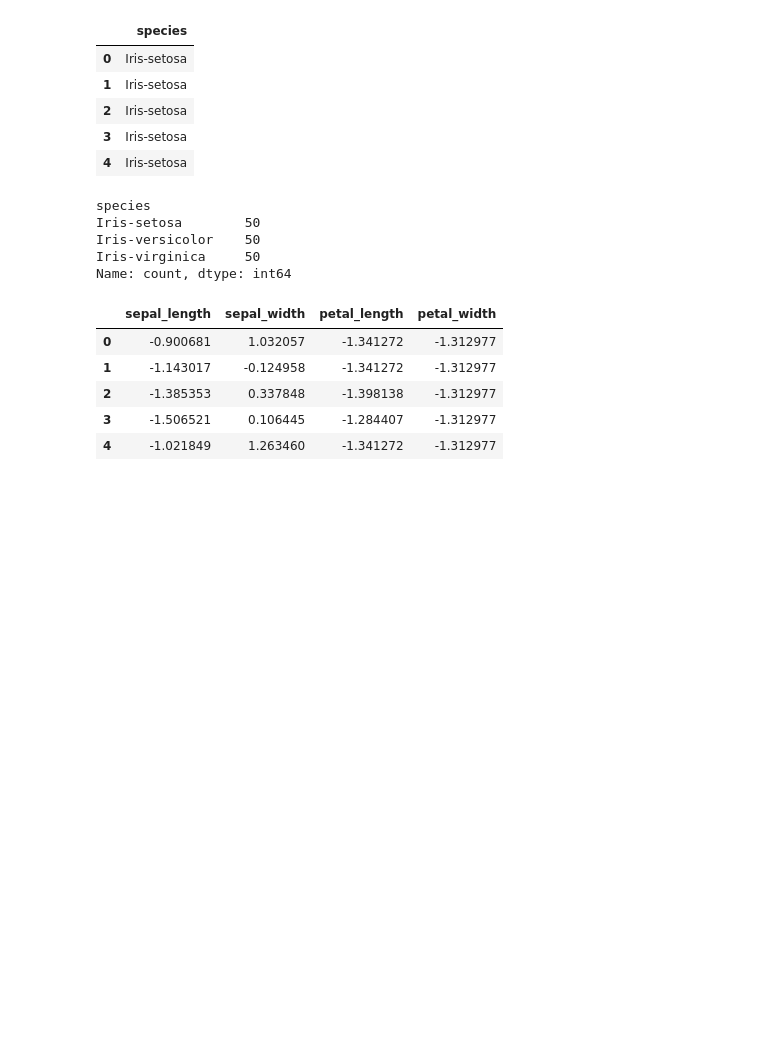
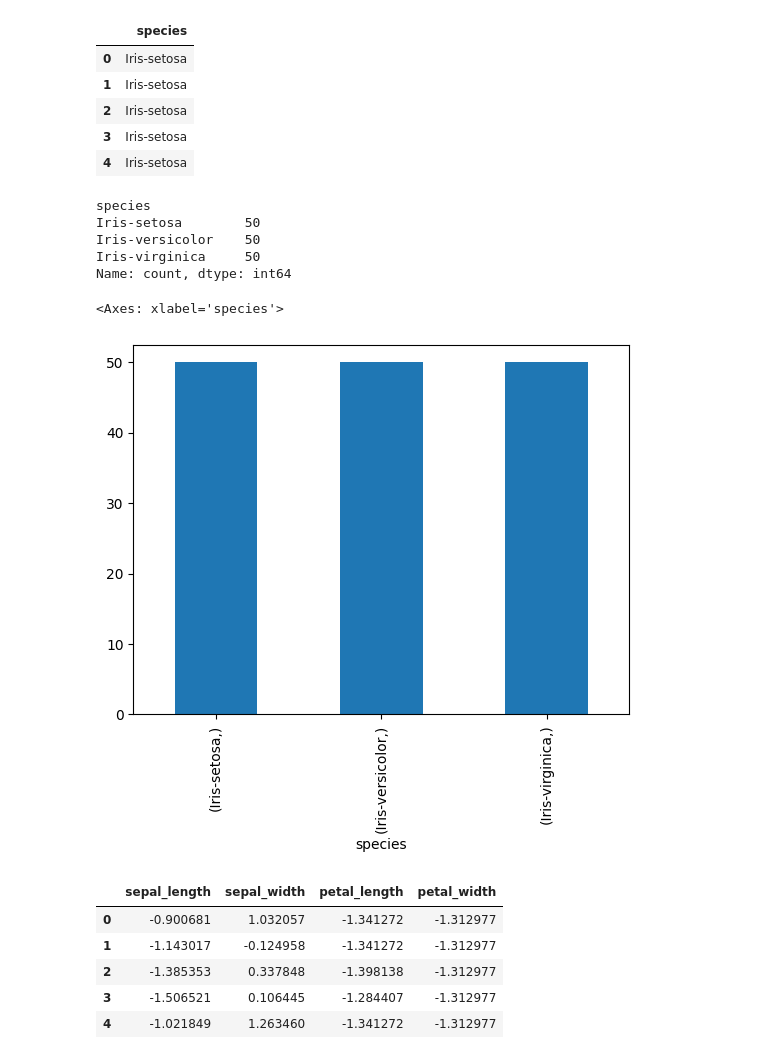
Before and after one commit to ShwetaAKS/CODSOFT, a Jupyter notebook: IRIS FLOWER CLASSIFICATION/Iris.ipynb, the cells around one changed output. Drawn from its saved outputs; the diff is of its cells as text; code cells hidden in the pictures; blank space fills up the shorter version.

```diff
--- a/IRIS FLOWER CLASSIFICATION/Iris.ipynb
+++ b/IRIS FLOWER CLASSIFICATION/Iris.ipynb
@@ -90,6 +90,11 @@ Iris-setosa        50
 Iris-versicolor    50
 Iris-virginica     50
 Name: count, dtype: int64
+# %%
+y.value_counts().plot(kind='bar')
+# %% [output]
+<Axes: xlabel='species'>
+[figure, added]
 # %%
 #Step 4: Apply preprocessing on X
 from sklearn.pipeline import Pipeline
```
Also changed, not shown: parts of 15 cells of this notebook, 2 other files.
